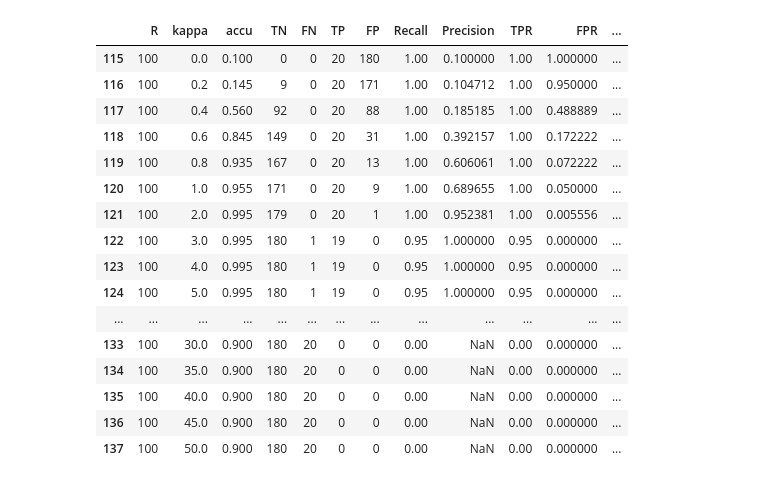
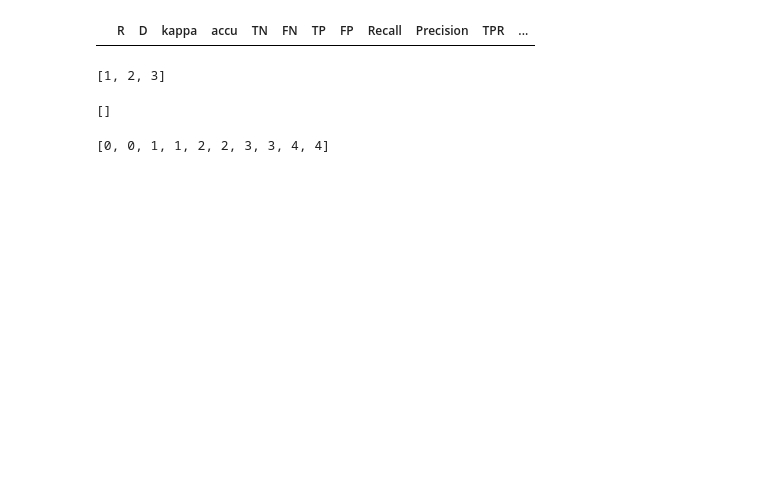
Before and after one commit to afrin-afia/project_644, a Jupyter notebook: DetectionStats/Step3_Visualization.ipynb, the cells around one changed output. Cells and saved outputs as stored; diff of their text form; code cells hidden in the pictures; blank space fills up the shorter version.

```diff
--- a/DetectionStats/Step3_Visualization.ipynb
+++ b/DetectionStats/Step3_Visualization.ipynb
@@ -8,7 +49,7 @@ pd.set_option('display.max_columns', 500)
 # %%
-Rs = [0, 3, 10, 30, 100, 300, 1_000, 3_000]
-R = Rs[-1]
-df_classifier = pd.read_csv(f'/home/salesort/Documents/644_CMPUT/res_analysis/df_classifier_R.csv')
+#Rs = [0, 1, 3, 10, 30, 100, 300, 1_000, 3_000]
+df_classifier = pd.read_csv(f'/home/salesort/Documents/644_CMPUT/res_analysis/{df_handle}')
+#df_classifier = pd.read_csv(f'/home/salesort/Documents/644_CMPUT/res_analysis/df_classifier_R.csv')
 # %%
 #df_classifier.head(200)
 # %%
@@ -16,10 +59,10 @@ kappas = df_classifier["kappa"].unique()
 # %%
-df_classifier["Recall"] = df_classifier["TP"]/(df_classifier["TP"] + df_classifier["FN"]) # TP/(TP+FN)
-df_classifier["Precision"] = df_classifier["TP"]/(df_classifier["TP"] + df_classifier["FP"]) # TP/(TP+FP)
-df_classifier["TPR"] = df_classifier["TP"]/(df_classifier["TP"] + df_classifier["FN"]) # TP/(TP+FN)
-df_classifier["FPR"] = df_classifier["FP"]/(df_classifier["FP"] + df_classifier["TN"]) # FP/(FP+TN)
-# Accuracy = (TP+TN)/(TP+TN+FP+FN)
-df_classifier["F1"] = 2*df_classifier["TP"]/(2*df_classifier["TP"]+df_classifier["FP"]+df_classifier["FN"])# F1 = 2*TP / (2*TP+FP+FN)
+#df_classifier["Recall"] = df_classifier["TP"]/(df_classifier["TP"] + df_classifier["FN"]) # TP/(TP+FN)
+#df_classifier["Precision"] = df_classifier["TP"]/(df_classifier["TP"] + df_classifier["FP"]) # TP/(TP+FP)
+#df_classifier["TPR"] = df_classifier["TP"]/(df_classifier["TP"] + df_classifier["FN"]) # TP/(TP+FN)
+#df_classifier["FPR"] = df_classifier["FP"]/(df_classifier["FP"] + df_classifier["TN"]) # FP/(FP+TN)
+## Accuracy = (TP+TN)/(TP+TN+FP+FN)
+#df_classifier["F1"] = 2*df_classifier["TP"]/(2*df_classifier["TP"]+df_classifier["FP"]+df_classifier["FN"])# F1 = 2*TP / (2*TP+FP+FN)
 # %%
 df_classifier.describe()
 # %% [output]
@@ -81,20 +156,4 @@ fig1.tight_layout()
 # %%
-df_classifier[df_classifier["R"] == 100].head(200)
+df_classifier[df_classifier["R"] == 300].head(200).reset_index(drop=True)
 # %% [output]
-|  | R | kappa | accu | TN | FN | TP | FP | Recall | Precision | TPR | FPR | ... |
-| 115 | 100 | 0.0 | 0.100 | 0 | 0 | 20 | 180 | 1.00 | 0.100000 | 1.00 | 1.000000 | ... |
-| 116 | 100 | 0.2 | 0.145 | 9 | 0 | 20 | 171 | 1.00 | 0.104712 | 1.00 | 0.950000 | ... |
-| 117 | 100 | 0.4 | 0.560 | 92 | 0 | 20 | 88 | 1.00 | 0.185185 | 1.00 | 0.488889 | ... |
-| 118 | 100 | 0.6 | 0.845 | 149 | 0 | 20 | 31 | 1.00 | 0.392157 | 1.00 | 0.172222 | ... |
-| 119 | 100 | 0.8 | 0.935 | 167 | 0 | 20 | 13 | 1.00 | 0.606061 | 1.00 | 0.072222 | ... |
-| 120 | 100 | 1.0 | 0.955 | 171 | 0 | 20 | 9 | 1.00 | 0.689655 | 1.00 | 0.050000 | ... |
-| 121 | 100 | 2.0 | 0.995 | 179 | 0 | 20 | 1 | 1.00 | 0.952381 | 1.00 | 0.005556 | ... |
-| 122 | 100 | 3.0 | 0.995 | 180 | 1 | 19 | 0 | 0.95 | 1.000000 | 0.95 | 0.000000 | ... |
-| 123 | 100 | 4.0 | 0.995 | 180 | 1 | 19 | 0 | 0.95 | 1.000000 | 0.95 | 0.000000 | ... |
-| 124 | 100 | 5.0 | 0.995 | 180 | 1 | 19 | 0 | 0.95 | 1.000000 | 0.95 | 0.000000 | ... |
-| ... | ... | ... | ... | ... | ... | ... | ... | ... | ... | ... | ... | ... |
-| 133 | 100 | 30.0 | 0.900 | 180 | 20 | 0 | 0 | 0.00 | NaN | 0.00 | 0.000000 | ... |
-| 134 | 100 | 35.0 | 0.900 | 180 | 20 | 0 | 0 | 0.00 | NaN | 0.00 | 0.000000 | ... |
-| 135 | 100 | 40.0 | 0.900 | 180 | 20 | 0 | 0 | 0.00 | NaN | 0.00 | 0.000000 | ... |
-| 136 | 100 | 45.0 | 0.900 | 180 | 20 | 0 | 0 | 0.00 | NaN | 0.00 | 0.000000 | ... |
-| 137 | 100 | 50.0 | 0.900 | 180 | 20 | 0 | 0 | 0.00 | NaN | 0.00 | 0.000000 | ... |
+|  | R | D | kappa | accu | TN | FN | TP | FP | Recall | Precision | TPR | ... |
@@ -100,0 +168,17 @@ df_classifier[df_classifier["R"] == 100].head(200)
+# %%
+a = [1,2,3]
+b = [3,3,3]
+c = [False, False, False]
+with Pool(5) as p:
+    res = p.starmap(fn, zip(a,b,c))
+print(res)
+# %% [output]
+[1, 2, 3]
+# %%
+[]
+# %% [output]
+[]
+# %%
+list(np.array([[i]*2 for i in range(5)]).flatten())
+# %% [output]
+[0, 0, 1, 1, 2, 2, 3, 3, 4, 4]
```
Also changed, not shown: parts of 7 cells of this notebook, 5 other files.
